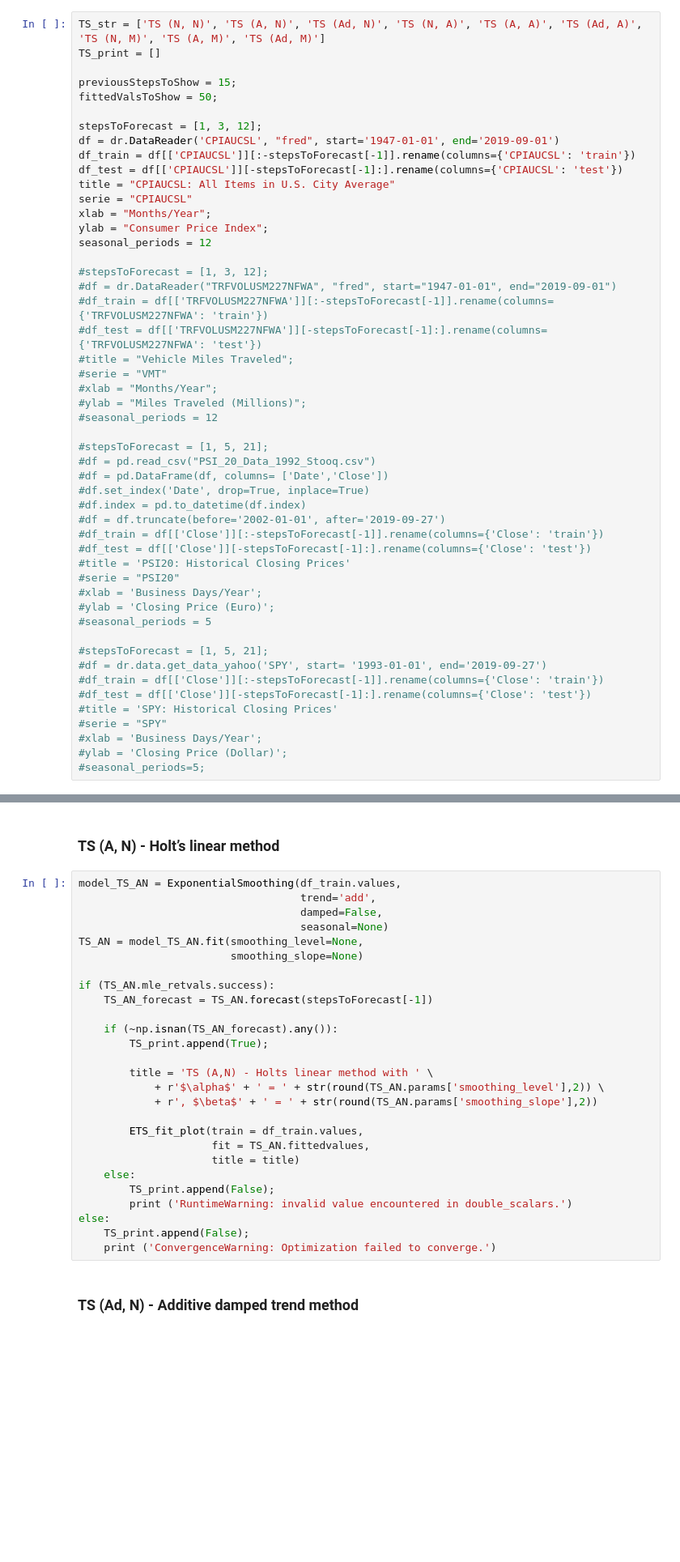
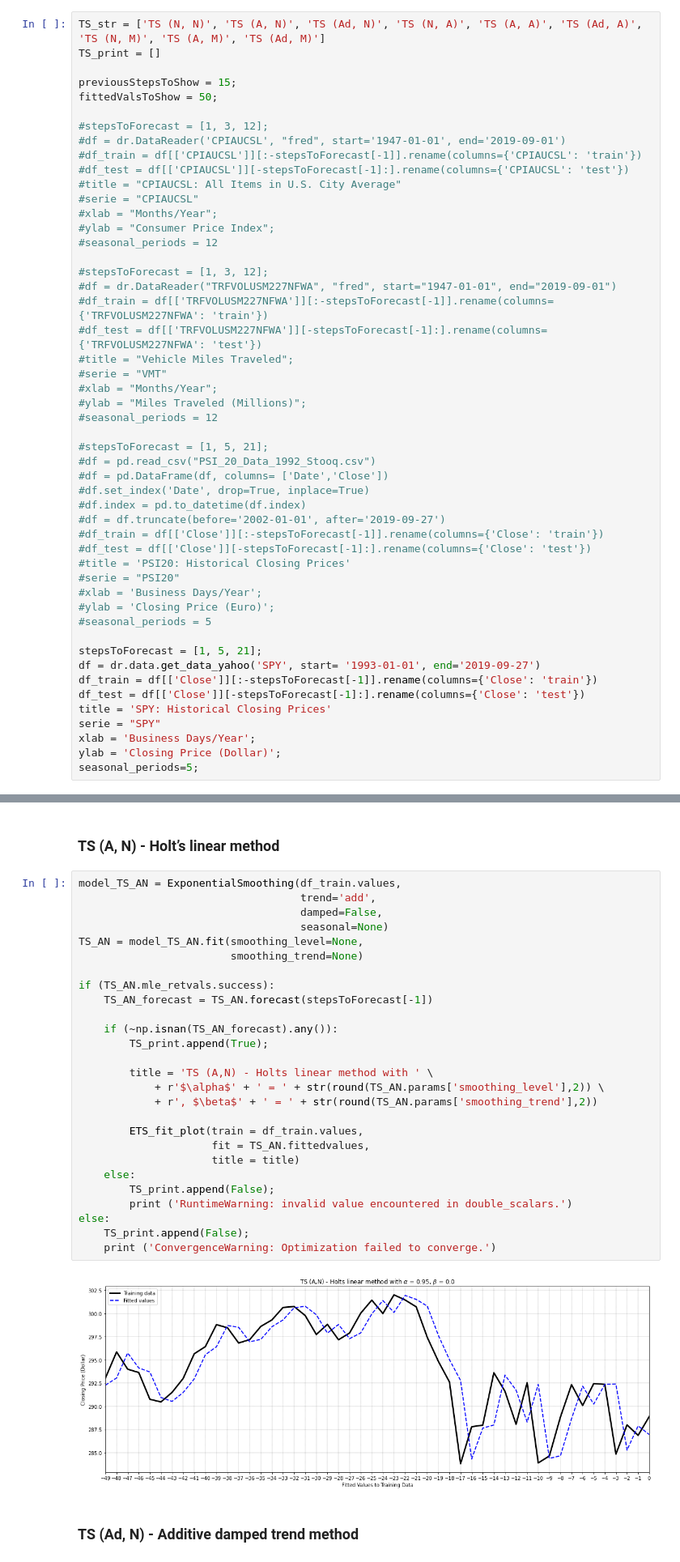
Before and after one commit to DidierRLopes/UnivariateTimeSeriesForecast, a Jupyter notebook: ExponenTialSmoothing.ipynb, the cells around one changed output, grey strips where cells are left out. Shown at 81% size. Cells and saved outputs as stored; diff of their text form; blank space fills up the shorter version.

```diff
--- a/ExponenTialSmoothing.ipynb
+++ b/ExponenTialSmoothing.ipynb
@@ -40,15 +41,15 @@ TS_print = []
 previousStepsToShow = 15;
 fittedValsToShow = 50;
 
-stepsToForecast = [1, 3, 12];
-df = dr.DataReader('CPIAUCSL', "fred", start='1947-01-01', end='2019-09-01')
-df_train = df[['CPIAUCSL']][:-stepsToForecast[-1]].rename(columns={'CPIAUCSL': 'train'})
-df_test = df[['CPIAUCSL']][-stepsToForecast[-1]:].rename(columns={'CPIAUCSL': 'test'})
-title = "CPIAUCSL: All Items in U.S. City Average"
-serie = "CPIAUCSL"
-xlab = "Months/Year";
-ylab = "Consumer Price Index";
-seasonal_periods = 12
+#stepsToForecast = [1, 3, 12];
+#df = dr.DataReader('CPIAUCSL', "fred", start='1947-01-01', end='2019-09-01')
+#df_train = df[['CPIAUCSL']][:-stepsToForecast[-1]].rename(columns={'CPIAUCSL': 'train'})
+#df_test = df[['CPIAUCSL']][-stepsToForecast[-1]:].rename(columns={'CPIAUCSL': 'test'})
+#title = "CPIAUCSL: All Items in U.S. City Average"
+#serie = "CPIAUCSL"
+#xlab = "Months/Year";
+#ylab = "Consumer Price Index";
+#seasonal_periods = 12
 
 #stepsToForecast = [1, 3, 12];
 #df = dr.DataReader("TRFVOLUSM227NFWA", "fred", start="1947-01-01", end="2019-09-01")
@@ -74,15 +75,15 @@ seasonal_periods = 12
 #ylab = 'Closing Price (Euro)';
 #seasonal_periods = 5
 
-#stepsToForecast = [1, 5, 21];
-#df = dr.data.get_data_yahoo('SPY', start= '1993-01-01', end='2019-09-27')
-#df_train = df[['Close']][:-stepsToForecast[-1]].rename(columns={'Close': 'train'})
-#df_test = df[['Close']][-stepsToForecast[-1]:].rename(columns={'Close': 'test'})
-#title = 'SPY: Historical Closing Prices'
-#serie = "SPY"
-#xlab = 'Business Days/Year';
-#ylab = 'Closing Price (Dollar)';
-#seasonal_periods=5;
+stepsToForecast = [1, 5, 21];
+df = dr.data.get_data_yahoo('SPY', start= '1993-01-01', end='2019-09-27')
+df_train = df[['Close']][:-stepsToForecast[-1]].rename(columns={'Close': 'train'})
+df_test = df[['Close']][-stepsToForecast[-1]:].rename(columns={'Close': 'test'})
+title = 'SPY: Historical Closing Prices'
+serie = "SPY"
+xlab = 'Business Days/Year';
+ylab = 'Closing Price (Dollar)';
+seasonal_periods=5;
 # %% [markdown]
 ## Define functions
     Defines helper functions
@@ -208,30 +213,32 @@ else:
 # %%
 model_TS_AN = ExponentialSmoothing(df_train.values,
                                    trend='add',
                                    damped=False,
                                    seasonal=None)
 TS_AN = model_TS_AN.fit(smoothing_level=None,
-                        smoothing_slope=None)
+                        smoothing_trend=None)
 
 if (TS_AN.mle_retvals.success):
     TS_AN_forecast = TS_AN.forecast(stepsToForecast[-1])
 
     if (~np.isnan(TS_AN_forecast).any()):
         TS_print.append(True);
 
         title = 'TS (A,N) - Holts linear method with ' \
             + r'$\alpha$' + ' = ' + str(round(TS_AN.params['smoothing_level'],2)) \
-            + r', $\beta$' + ' = ' + str(round(TS_AN.params['smoothing_slope'],2))
+            + r', $\beta$' + ' = ' + str(round(TS_AN.params['smoothing_trend'],2))
 
         ETS_fit_plot(train = df_train.values,
                      fit = TS_AN.fittedvalues,
                      title = title)
     else:
         TS_print.append(False);
         print ('RuntimeWarning: invalid value encountered in double_scalars.')
 else:
     TS_print.append(False);
     print ('ConvergenceWarning: Optimization failed to converge.')
+# %% [output]
+[figure, added]
 # %% [markdown]
 ### TS (Ad, N) - Additive damped trend method
 # %%
```
Also changed, not shown: parts of 26 cells of this notebook.
